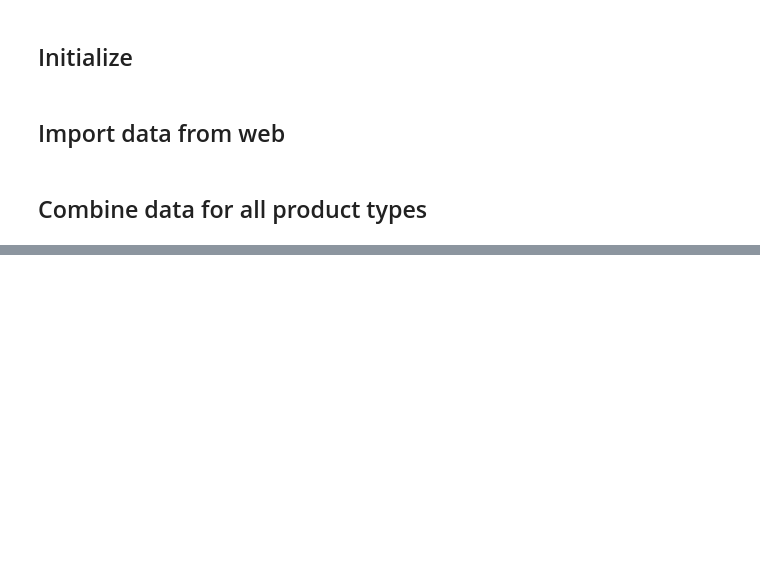
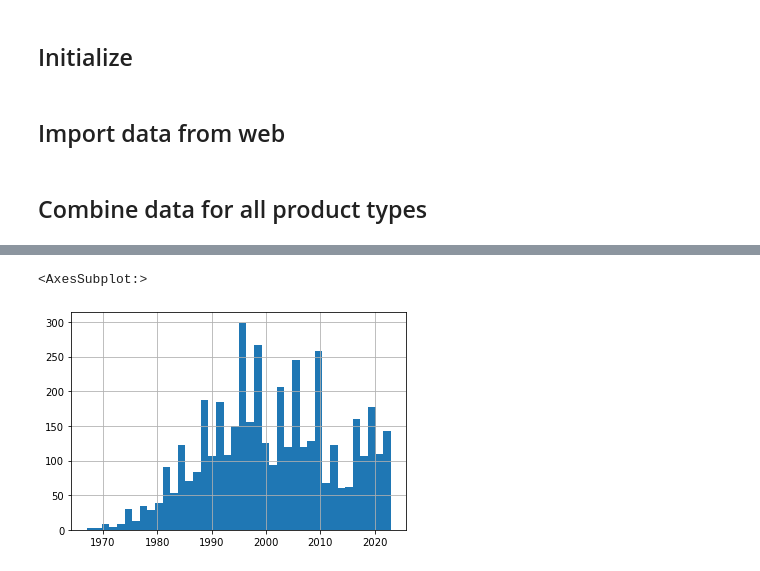
Before and after one commit to jhaber-zz/neh-nlp, a Jupyter notebook: code/prepare_data.ipynb, the cells around one changed output, grey strips where cells are left out. Saved outputs shown, nothing was run; the diff lists cells and outputs as text; code cells hidden in the pictures; blank space fills up the shorter version.

```diff
--- a/code/prepare_data.ipynb
+++ b/code/prepare_data.ipynb
@@ -87,0 +155,6 @@ ID, ApplicationNumber, Abstract, Address, Director, Name, PrimaryURL, PrimaryURL
+# %%
+# Visualize frequency of missingness for Abstract column
+df[df.Abstract.isnull()].Year.hist(bins=40)
+# %% [output]
+<AxesSubplot:>
+[figure, added]
```
Also changed, not shown: parts of 19 cells of this notebook, 1 other file.
